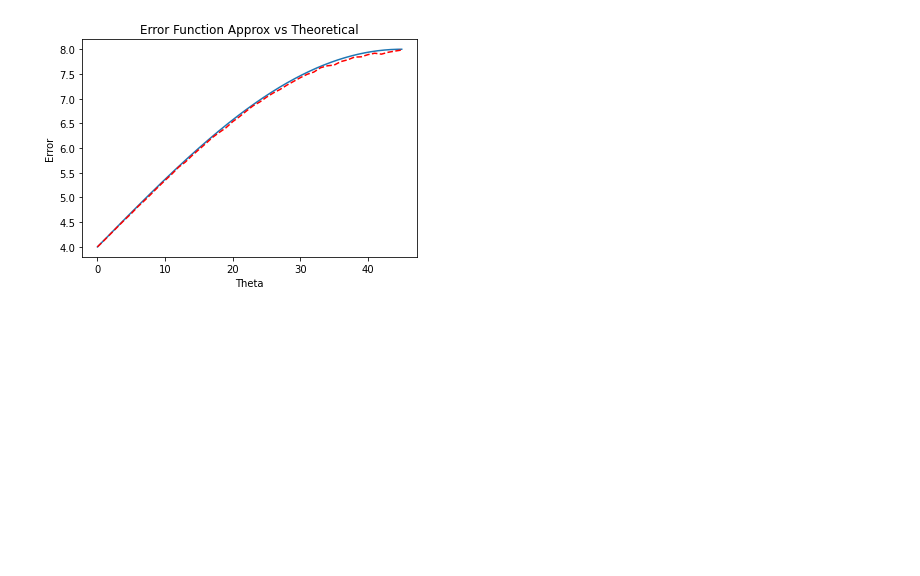
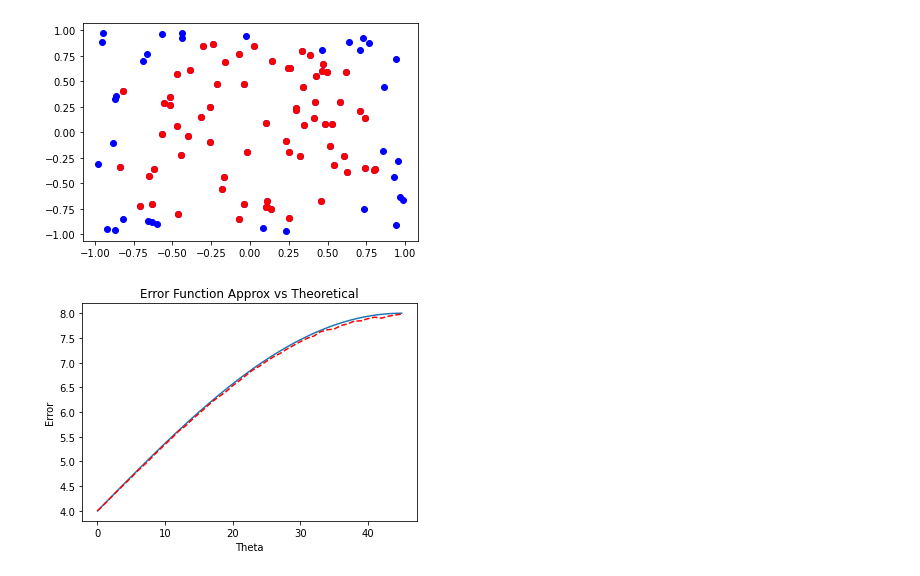
Before and after one commit to Blaine-Mason/NSF-Phase2, a Jupyter notebook: Projection.ipynb, the cells around one changed output. Cells and saved outputs as stored; diff of their text form; code cells hidden in the pictures; blank space fills up the shorter version.

```diff
--- a/Projection.ipynb
+++ b/Projection.ipynb
@@ -75,3 +103,11 @@ for eps in tqdm(np.arange(0,46)):
+# %%
+test = np.random.uniform(-1,1,(2, 103))
+test_fb = compute_fb(test, .95, 2)
+plt.plot(test[0,:], test[1,:], "bo")
+plt.plot(test_fb[0,:], test_fb[1,:], "ro")
+plt.show()
+# %% [output]
+[figure, added]
 # %%
 plt.plot([x for x in np.arange(0, 45, .01)], [8*np.sin(np.radians(90+x))*np.sin(np.radians(x))+4 for x in np.arange(0, 45, .01)])
 plt.plot([x for x in np.arange(0, 46, 1)], error, 'r--')
```
Also changed, not shown: parts of 6 cells of this notebook, 1 other file.
